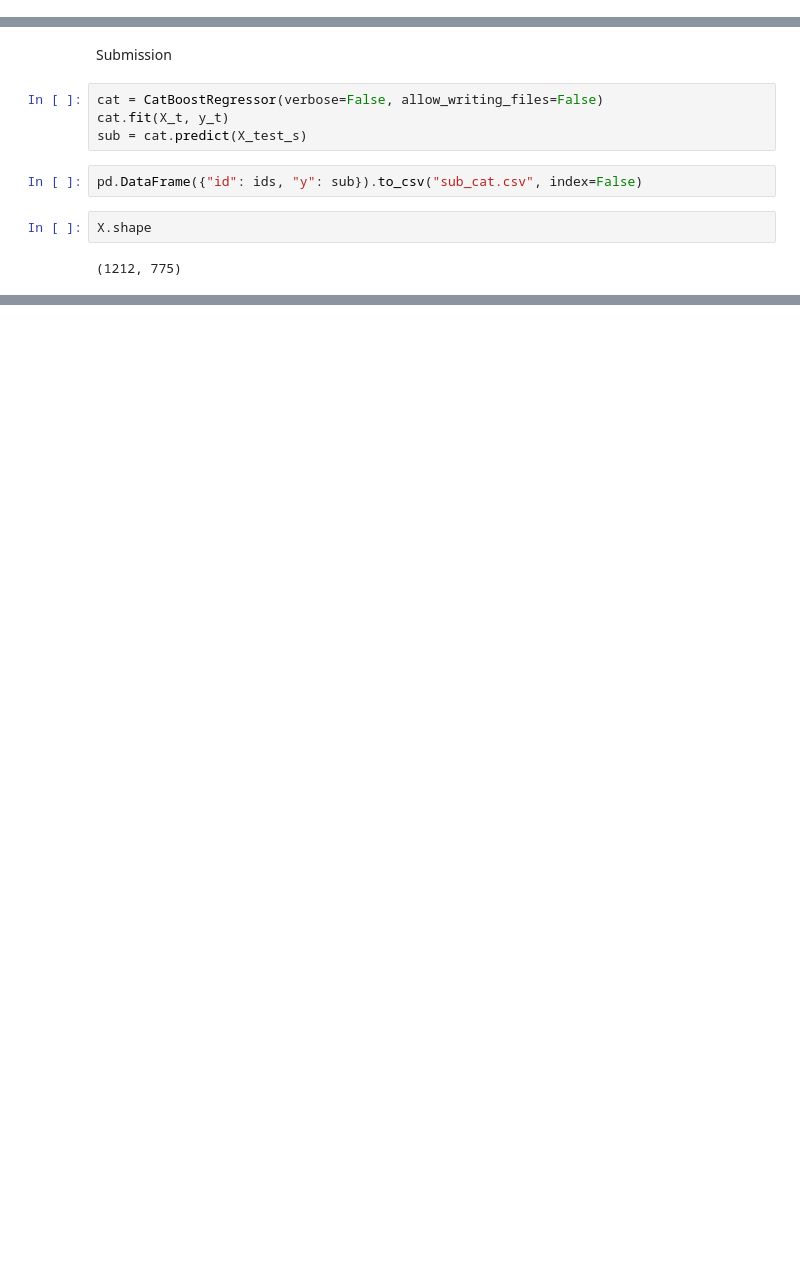
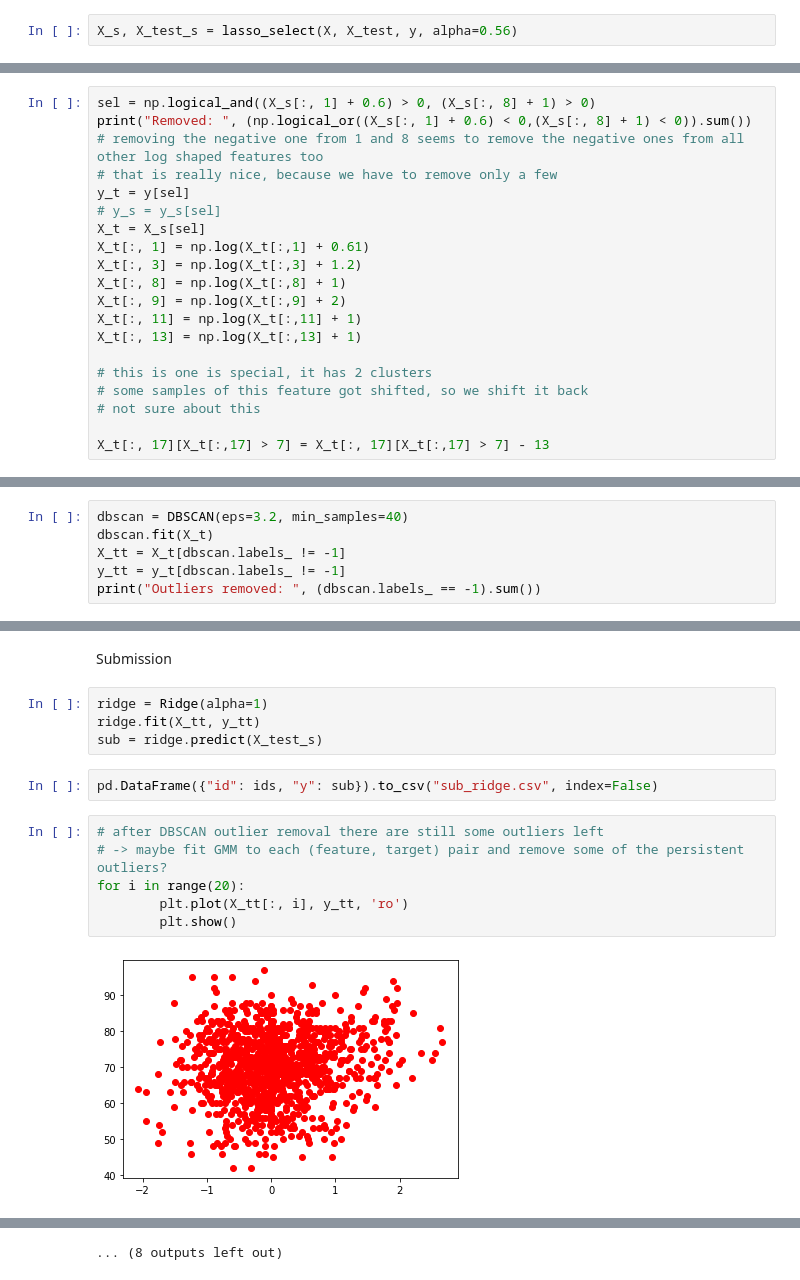
Before and after one commit to richdanis/aml, a Jupyter notebook: task1/task1_cv.ipynb, the cells around one changed output, grey strips where cells are left out. Drawn from its saved outputs; the diff is of its cells as text; blank space fills up the shorter version.

```diff
--- a/task1/task1_cv.ipynb
+++ b/task1/task1_cv.ipynb
@@ -79,3 +79,5 @@ def lasso_select(train, val, target, alpha=1):
     print("Selected features: " ,np.count_nonzero(clf.coef_))
 
     return train, val
+# %%
+X_s, X_test_s = lasso_select(X, X_test, y, alpha=0.56)
@@ -81,0 +90,20 @@ def lasso_select(train, val, target, alpha=1):
+# %%
+sel = np.logical_and((X_s[:, 1] + 0.6) > 0, (X_s[:, 8] + 1) > 0)
+print("Removed: ", (np.logical_or((X_s[:, 1] + 0.6) < 0,(X_s[:, 8] + 1) < 0)).sum())
+# removing the negative one from 1 and 8 seems to remove the negative ones from all other log shaped features too
+# that is really nice, because we have to remove only a few
+y_t = y[sel]
+# y_s = y_s[sel]
+X_t = X_s[sel]
+X_t[:, 1] = np.log(X_t[:,1] + 0.61)
+X_t[:, 3] = np.log(X_t[:,3] + 1.2)
+X_t[:, 8] = np.log(X_t[:,8] + 1)
+X_t[:, 9] = np.log(X_t[:,9] + 2)
+X_t[:, 11] = np.log(X_t[:,11] + 1)
+X_t[:, 13] = np.log(X_t[:,13] + 1)
+
+# this is one is special, it has 2 clusters
+# some samples of this feature got shifted, so we shift it back
+# not sure about this
+
+X_t[:, 17][X_t[:,17] > 7] = X_t[:, 17][X_t[:,17] > 7] - 13
@@ -81,0 +124,6 @@ def lasso_select(train, val, target, alpha=1):
+# %%
+dbscan = DBSCAN(eps=3.2, min_samples=40)
+dbscan.fit(X_t)
+X_tt = X_t[dbscan.labels_ != -1]
+y_tt = y_t[dbscan.labels_ != -1]
+print("Outliers removed: ", (dbscan.labels_ == -1).sum())
@@ -154,12 +196,16 @@ print("Cat:", r2_train_cat/(n_folds*k))
 # %% [markdown]
 Submission
 # %%
-cat = CatBoostRegressor(verbose=False, allow_writing_files=False)
-cat.fit(X_t, y_t)
-sub = cat.predict(X_test_s)
+ridge = Ridge(alpha=1)
+ridge.fit(X_tt, y_tt)
+sub = ridge.predict(X_test_s)
 # %%
-pd.DataFrame({"id": ids, "y": sub}).to_csv("sub_cat.csv", index=False)
+pd.DataFrame({"id": ids, "y": sub}).to_csv("sub_ridge.csv", index=False)
-# %%
-X.shape
-# %% [output]
-(1212, 775)
+# %%
+# after DBSCAN outlier removal there are still some outliers left
+# -> maybe fit GMM to each (feature, target) pair and remove some of the persistent outliers?
+for i in range(20):
+        plt.plot(X_tt[:, i], y_tt, 'ro')
+        plt.show()
+# %% [output]
+[figure, added]
@@ -165,0 +223 @@ X.shape
+... (8 outputs left out)
```
Also changed, not shown: parts of 21 cells of this notebook, 2 other files.
